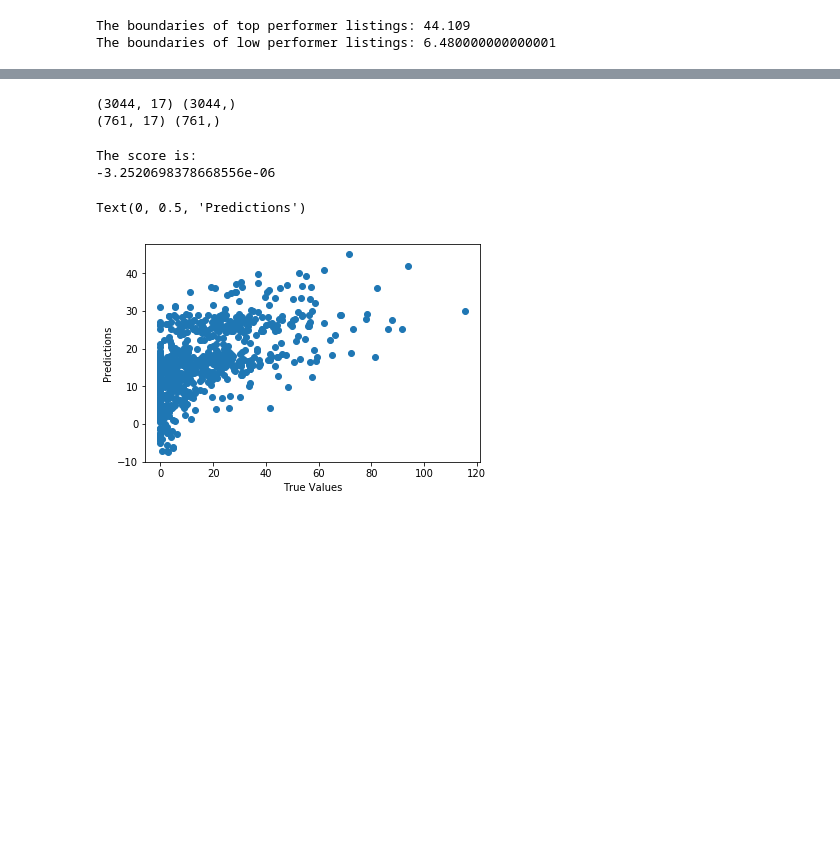
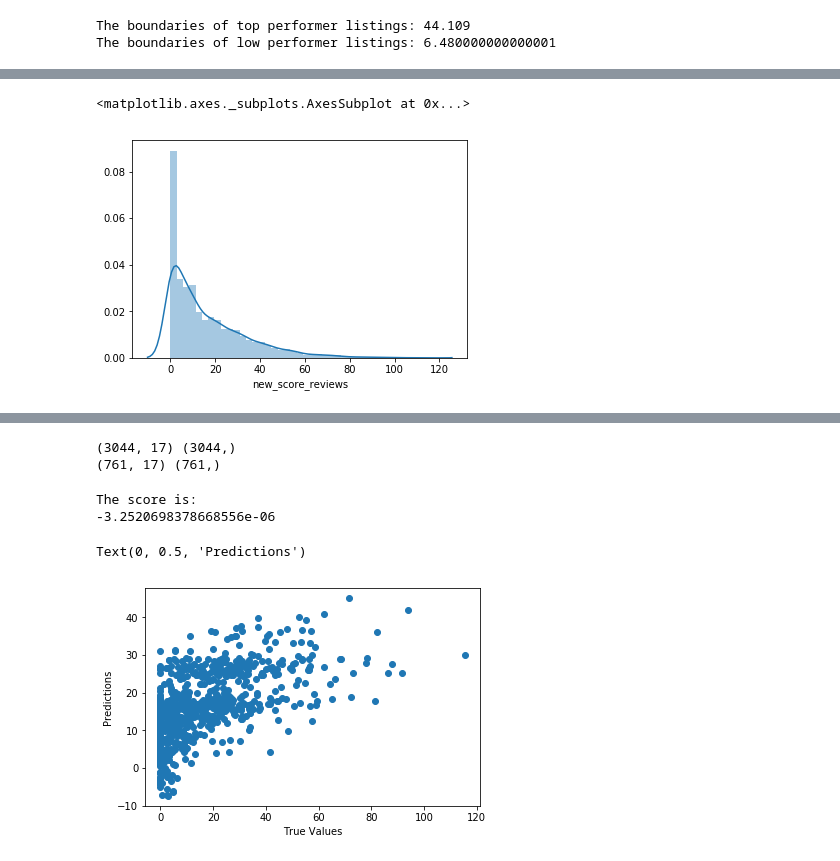
Before and after one commit to tonyman316/Become_a_Top_Airbnb_Earner, a Jupyter notebook: seattle_airbnb_top_earner.ipynb, the cells around one changed output, grey strips where cells are left out. Cells and saved outputs as stored; diff of their text form; code cells hidden in the pictures; blank space fills up the shorter version.

```diff
--- a/seattle_airbnb_top_earner.ipynb
+++ b/seattle_airbnb_top_earner.ipynb
@@ -210,7 +230,10 @@ y = seattle_data.new_score_reviews
 # %%
 # sns.pairplot(seattle_data)
 # %%
-# sns.distplot(y)
+sns.distplot(y)
+# %% [output]
+<matplotlib.axes._subplots.AxesSubplot at 0x...>
+[figure, added]
 # %%
 # Correlation
 '''
```
Also changed, not shown: parts of 6 cells of this notebook.
